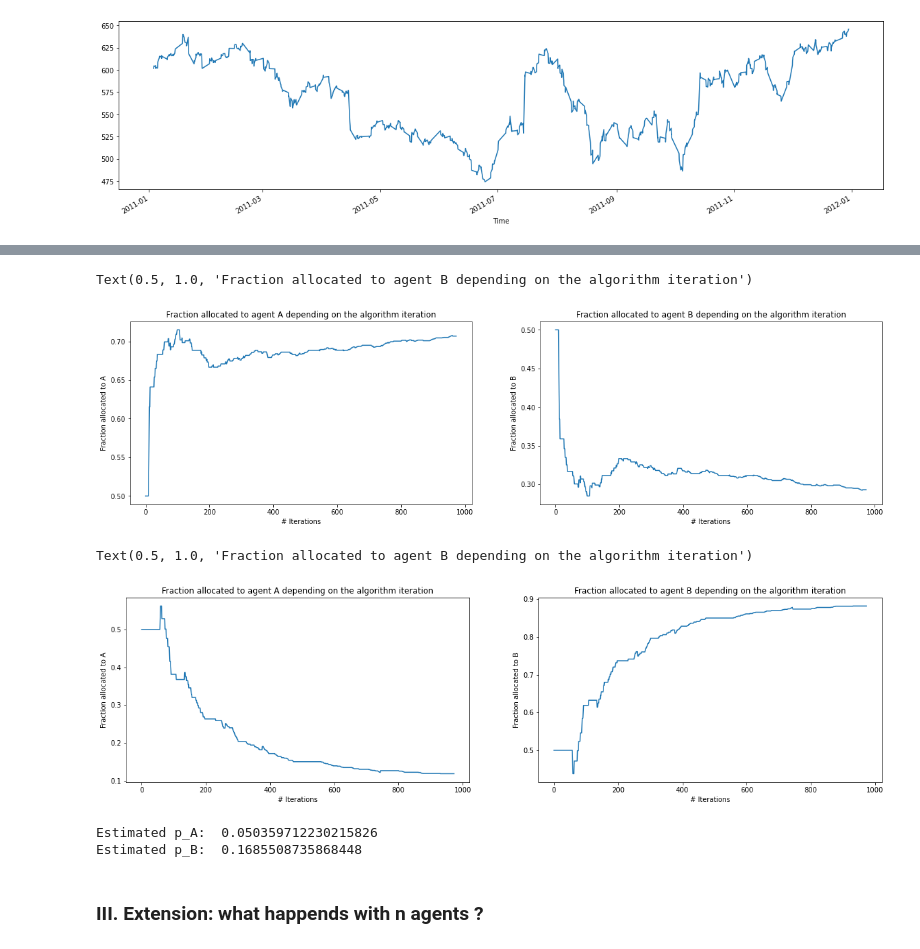
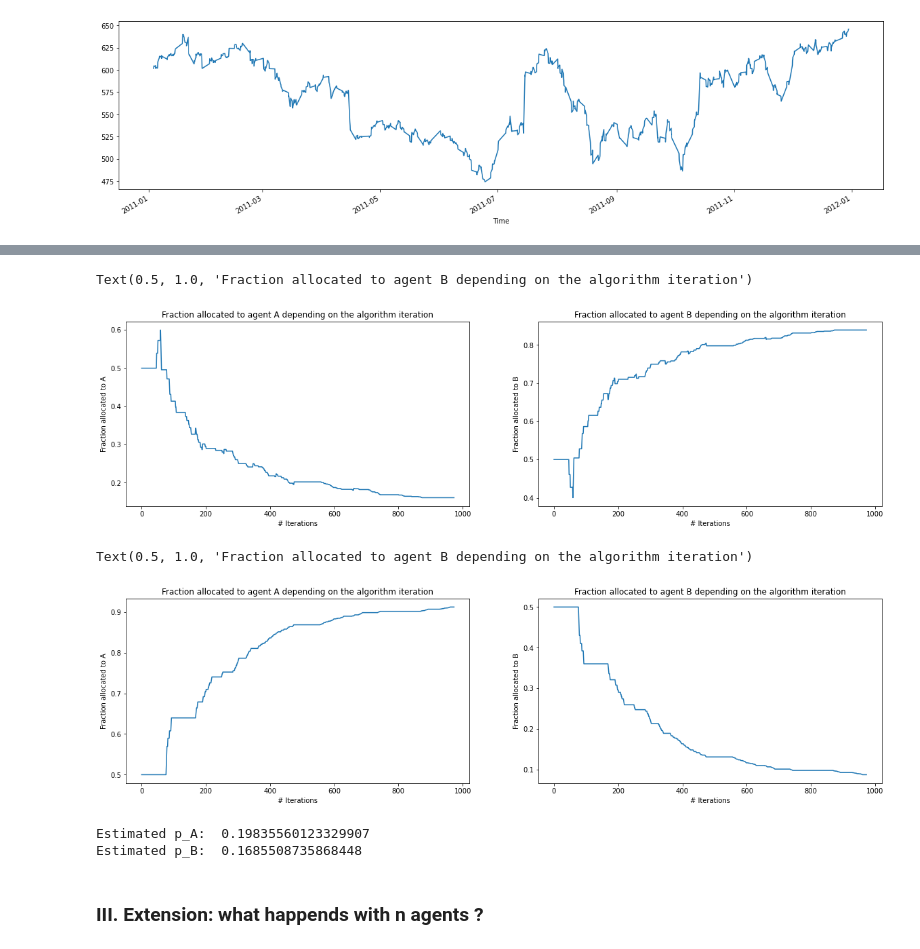
Before and after one commit to Nicolivain/trustful-bandits, a Jupyter notebook: main.ipynb, the cells around one changed output, grey strips where cells are left out. Cells and saved outputs as stored; diff of their text form; code cells hidden in the pictures.

```diff
--- a/main.ipynb
+++ b/main.ipynb
@@ -89,49 +116,49 @@ data
 # %%
 X = 0.5  # initially, we weight each agent the same
-agentA = RandomAgent(50000)
+agentA = ExpAvgAgent(50000, alpha=0.5)
 agentB = ExpAvgAgent(50000, alpha=0.9)
 
-fracA, fracB = agent_two_armed_bandit(data, agentA, agentB, X, C=1, alpha=1)
+fracA, fracB = agent_two_armed_bandit(data, agentA, agentB, X, C=4, alpha=1)
 
 fig, axs = plt.subplots(1,2, figsize=(20,5))
 
-axs[0].plot(range(len(fracA)), fracA, label=f'Alpha={a}')
+axs[0].plot(range(len(fracA)), fracA)
 axs[0].set_xlabel('# Iterations')
 axs[0].set_ylabel('Fraction allocated to A')
 axs[0].set_title('Fraction allocated to agent A depending on the algorithm iteration')
 
-axs[1].plot(range(len(fracB)), fracB, label=f'Alpha={a}')
+axs[1].plot(range(len(fracB)), fracB)
 axs[1].set_xlabel('# Iterations')
 axs[1].set_ylabel('Fraction allocated to B')
 axs[1].set_title('Fraction allocated to agent B depending on the algorithm iteration')
 # %% [output]
 Text(0.5, 1.0, 'Fraction allocated to agent B depending on the algorithm iteration')
-[figure, old version]
+[figure, new version]
 # %%
 X = 0.5  # initially, we weight each agent the same
-agentA = ExpAvgAgent(50000, alpha=0.5)
-agentB = ExpAvgAgent(50000, alpha=0.9)
+agentA = PwAgent(50000, streak=5)
+agentB = PwAgent(50000, streak=10)
 
 fracA, fracB = agent_two_armed_bandit(data, agentA, agentB, X, C=4, alpha=1)
 
 fig, axs = plt.subplots(1,2, figsize=(20,5))
 
-axs[0].plot(range(len(fracA)), fracA, label=f'Alpha={a}')
+axs[0].plot(range(len(fracA)), fracA)
 axs[0].set_xlabel('# Iterations')
 axs[0].set_ylabel('Fraction allocated to A')
 axs[0].set_title('Fraction allocated to agent A depending on the algorithm iteration')
 
-axs[1].plot(range(len(fracB)), fracB, label=f'Alpha={a}')
+axs[1].plot(range(len(fracB)), fracB)
 axs[1].set_xlabel('# Iterations')
 axs[1].set_ylabel('Fraction allocated to B')
 axs[1].set_title('Fraction allocated to agent B depending on the algorithm iteration')
 # %% [output]
 Text(0.5, 1.0, 'Fraction allocated to agent B depending on the algorithm iteration')
-[figure, old version]
+[figure, new version]
 # %%
 na, nb = 0, 0
 
-agentA = ExpAvgAgent(50000, alpha=0.5)
+agentA = PwAgent(50000, streak=5)
 agentB = ExpAvgAgent(50000, alpha=0.9)
 for n in range(973):
         ask, bid = data.iloc[n][['AskPrice', 'BidPrice']]
@@ -147,7 +174,7 @@ for n in range(973):
 print('Estimated p_A: ', na/973)
 print('Estimated p_B: ', nb/973)
 # %% [output]
-Estimated p_A:  0.050359712230215826
+Estimated p_A:  0.19835560123329907
 Estimated p_B:  0.1685508735868448
 # %% [markdown]
 ### III. Extension: what happends with n agents ?
```
Also changed, not shown: parts of 4 cells of this notebook, 1 other file.
